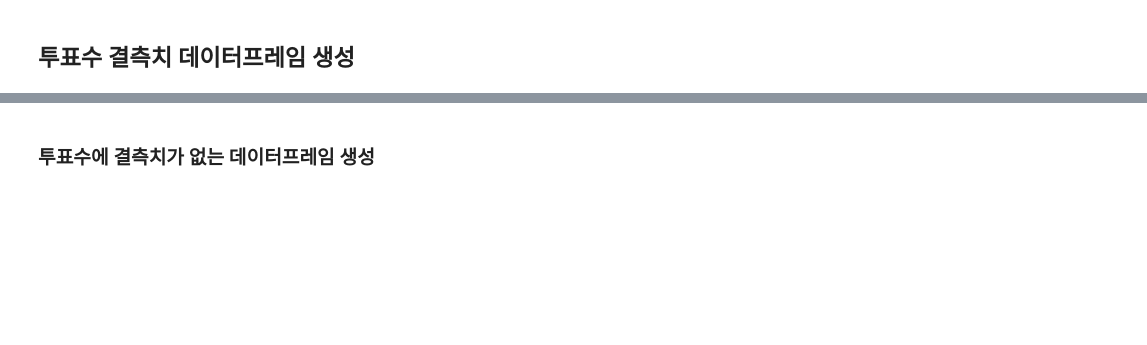
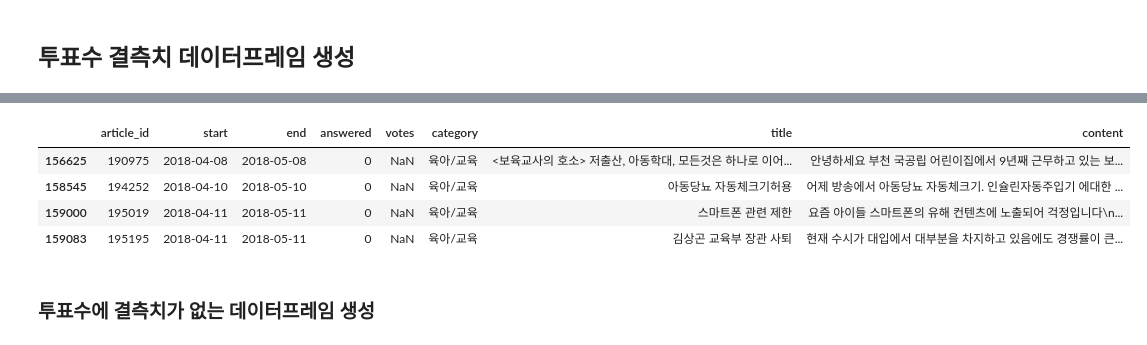
Before and after one commit to corazzon/petitionWrangling, a Jupyter notebook: petition_corrupted.ipynb, the cells around one changed output, grey strips where cells are left out. Cells and saved outputs as stored; diff of their text form; code cells hidden in the pictures; blank space fills up the shorter version.

```diff
--- a/petition_corrupted.ipynb
+++ b/petition_corrupted.ipynb
@@ -114,3 +118,11 @@ petition_votes_null.head()
+# %%
+petition_votes_null.tail()
+# %% [output]
+|  | article_id | start | end | answered | votes | category | title | content |
+| 156625 | 190975 | 2018-04-08 | 2018-05-08 | 0 | NaN | 육아/교육 | <보육교사의 호소> 저출산, 아동학대, 모든것은 하나로 이어... | 안녕하세요 부천 국공립 어린이집에서 9년째 근무하고 있는 보... |
+| 158545 | 194252 | 2018-04-10 | 2018-05-10 | 0 | NaN | 육아/교육 | 아동당뇨 자동체크기허용 | 어제 방송에서 아동당뇨 자동체크기. 인슐린자동주입기 에대한 ... |
+| 159000 | 195019 | 2018-04-11 | 2018-05-11 | 0 | NaN | 육아/교육 | 스마트폰 관련 제한 | 요즘 아이들 스마트폰의 유해 컨텐츠에 노출되어 걱정입니다\n... |
+| 159083 | 195195 | 2018-04-11 | 2018-05-11 | 0 | NaN | 육아/교육 | 김상곤 교육부 장관 사퇴 | 현재 수시가 대입에서 대부분을 차지하고 있음에도 경쟁률이 큰... |
 # %% [markdown]
 ### 투표수에 결측치가 없는 데이터프레임 생성
 # %%
```
Also changed, not shown: parts of 24 cells of this notebook.
